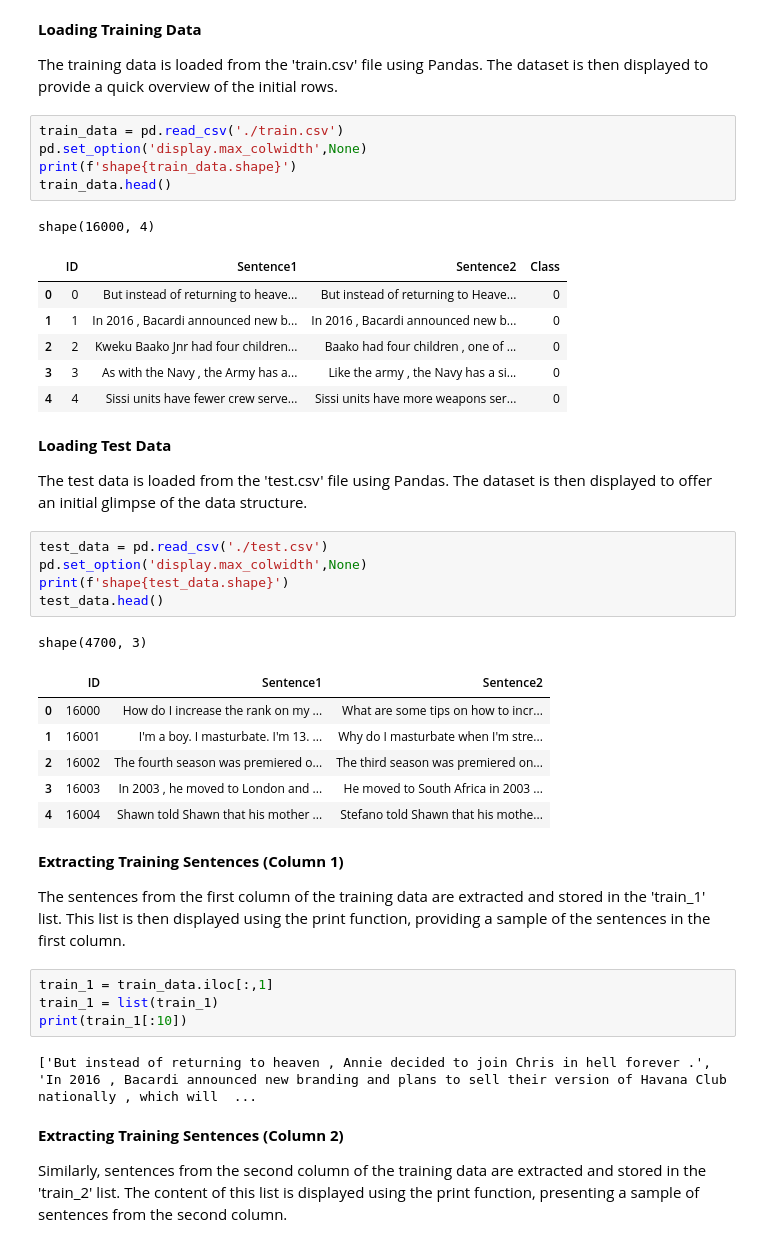
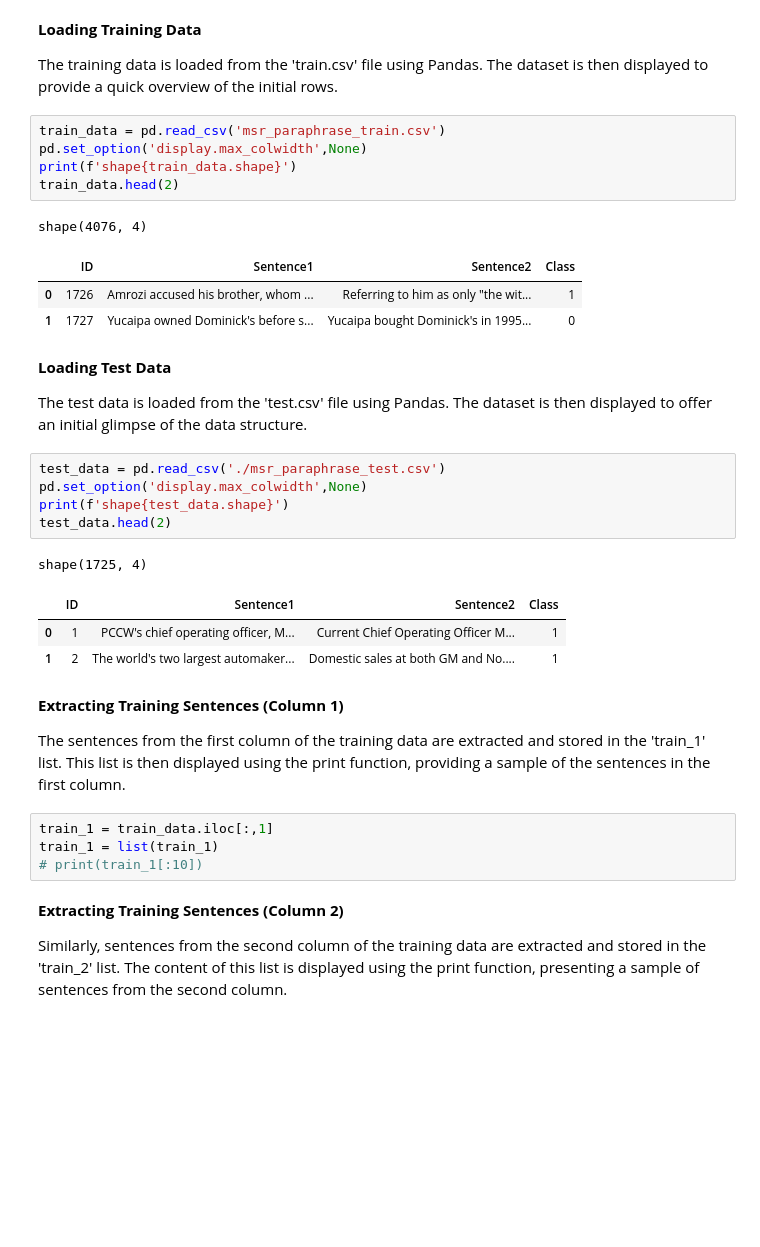
Before and after one commit to TesfayeAdugna/Paraphrase-detection, a Jupyter notebook: Model/Paraphrase Detection.ipynb, the cells around one changed output. Saved outputs shown, nothing was run; the diff lists cells and outputs as text; blank space fills up the shorter version.

```diff
--- a/Model/Paraphrase Detection.ipynb
+++ b/Model/Paraphrase Detection.ipynb
@@ -24,35 +28,29 @@ import re
 
 The training data is loaded from the 'train.csv' file using Pandas. The dataset is then displayed to provide a quick overview of the initial rows.
 # %%
-train_data = pd.read_csv('./train.csv')
+train_data = pd.read_csv('msr_paraphrase_train.csv')
 pd.set_option('display.max_colwidth',None)
 print(f'shape{train_data.shape}')
-train_data.head()
+train_data.head(2)
 # %% [output]
-shape(16000, 4)
+shape(4076, 4)
 |  | ID | Sentence1 | Sentence2 | Class |
-| 0 | 0 | But instead of returning to heave... | But instead of returning to Heave... | 0 |
-| 1 | 1 | In 2016 , Bacardi announced new b... | In 2016 , Bacardi announced new b... | 0 |
-| 2 | 2 | Kweku Baako Jnr had four children... | Baako had four children , one of ... | 0 |
-| 3 | 3 | As with the Navy , the Army has a... | Like the army , the Navy has a si... | 0 |
-| 4 | 4 | Sissi units have fewer crew serve... | Sissi units have more weapons ser... | 0 |
+| 0 | 1726 | Amrozi accused his brother, whom ... | Referring to him as only "the wit... | 1 |
+| 1 | 1727 | Yucaipa owned Dominick's before s... | Yucaipa bought Dominick's in 1995... | 0 |
 # %% [markdown]
 **Loading Test Data**
 
 The test data is loaded from the 'test.csv' file using Pandas. The dataset is then displayed to offer an initial glimpse of the data structure.
 # %%
-test_data = pd.read_csv('./test.csv')
+test_data = pd.read_csv('./msr_paraphrase_test.csv')
 pd.set_option('display.max_colwidth',None)
 print(f'shape{test_data.shape}')
-test_data.head()
+test_data.head(2)
 # %% [output]
-shape(4700, 3)
+shape(1725, 4)
-|  | ID | Sentence1 | Sentence2 |
-| 0 | 16000 | How do I increase the rank on my ... | What are some tips on how to incr... |
-| 1 | 16001 | I'm a boy. I masturbate. I'm 13. ... | Why do I masturbate when I'm stre... |
-| 2 | 16002 | The fourth season was premiered o... | The third season was premiered on... |
-| 3 | 16003 | In 2003 , he moved to London and ... | He moved to South Africa in 2003 ... |
-| 4 | 16004 | Shawn told Shawn that his mother ... | Stefano told Shawn that his mothe... |
+|  | ID | Sentence1 | Sentence2 | Class |
+| 0 | 1 | PCCW's chief operating officer, M... | Current Chief Operating Officer M... | 1 |
+| 1 | 2 | The world's two largest automaker... | Domestic sales at both GM and No.... | 1 |
 # %% [markdown]
 **Extracting Training Sentences (Column 1)**
 
@@ -60,9 +58,7 @@ The sentences from the first column of the training data are extracted and store
 # %%
 train_1 = train_data.iloc[:,1]
 train_1 = list(train_1)
-print(train_1[:10])
+# print(train_1[:10])
-# %% [output]
-['But instead of returning to heaven , Annie decided to join Chris in hell forever .', 'In 2016 , Bacardi announced new branding and plans to sell their version of Havana Club nationally , which will  ...
 # %% [markdown]
 **Extracting Training Sentences (Column 2)**
 
```
Also changed, not shown: parts of 39 cells of this notebook, 23 other files.
